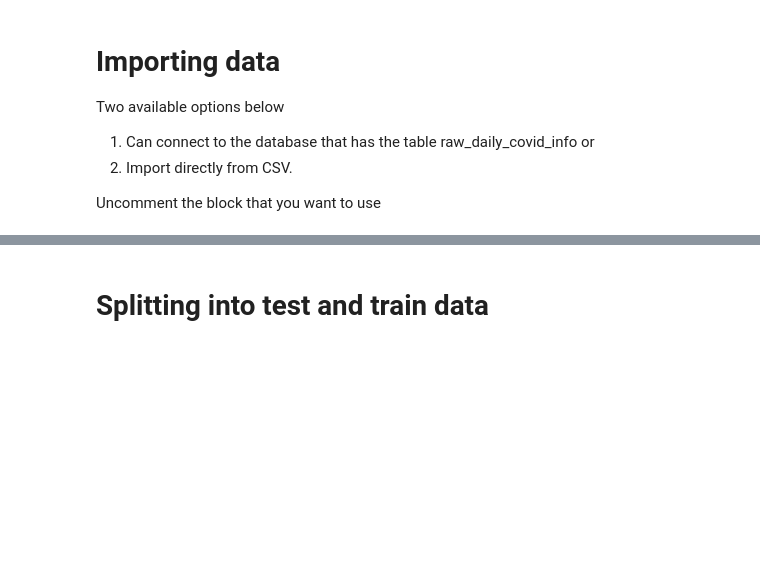
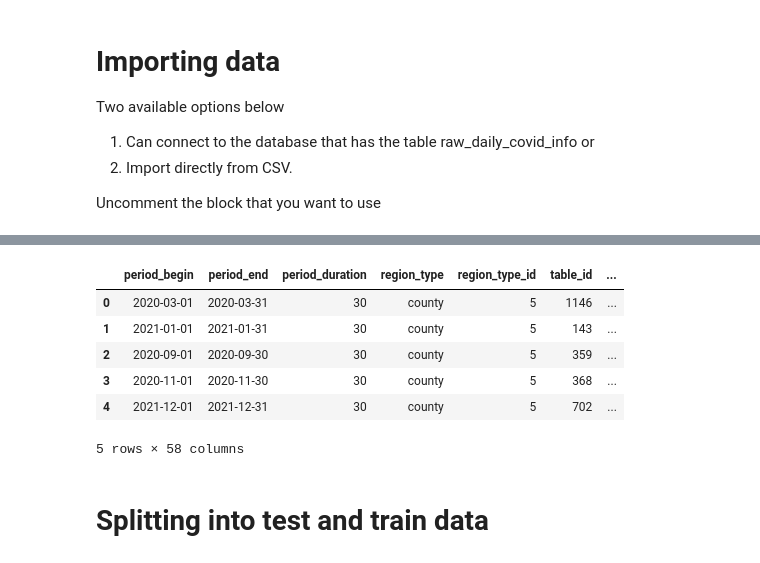
Before and after one commit to ajmotylinski/Data_Viz_Final_Project, a Jupyter notebook: machine_learning.ipynb, the cells around one changed output, grey strips where cells are left out. Drawn from its saved outputs; the diff is of its cells as text; code cells hidden in the pictures; blank space fills up the shorter version.

```diff
--- a/machine_learning.ipynb
+++ b/machine_learning.ipynb
@@ -44,3 +71,13 @@ covid_df.head()
+# %%
+housing_df.head()
+# %% [output]
+|  | period_begin | period_end | period_duration | region_type | region_type_id | table_id | ... |
+| 0 | 2020-03-01 | 2020-03-31 | 30 | county | 5 | 1146 | ... |
+| 1 | 2021-01-01 | 2021-01-31 | 30 | county | 5 | 143 | ... |
+| 2 | 2020-09-01 | 2020-09-30 | 30 | county | 5 | 359 | ... |
+| 3 | 2020-11-01 | 2020-11-30 | 30 | county | 5 | 368 | ... |
+| 4 | 2021-12-01 | 2021-12-31 | 30 | county | 5 | 702 | ... |
+5 rows × 58 columns
 # %% [markdown]
 # Splitting into test and train data
 # %%
```
Also changed, not shown: parts of 5 cells of this notebook.
